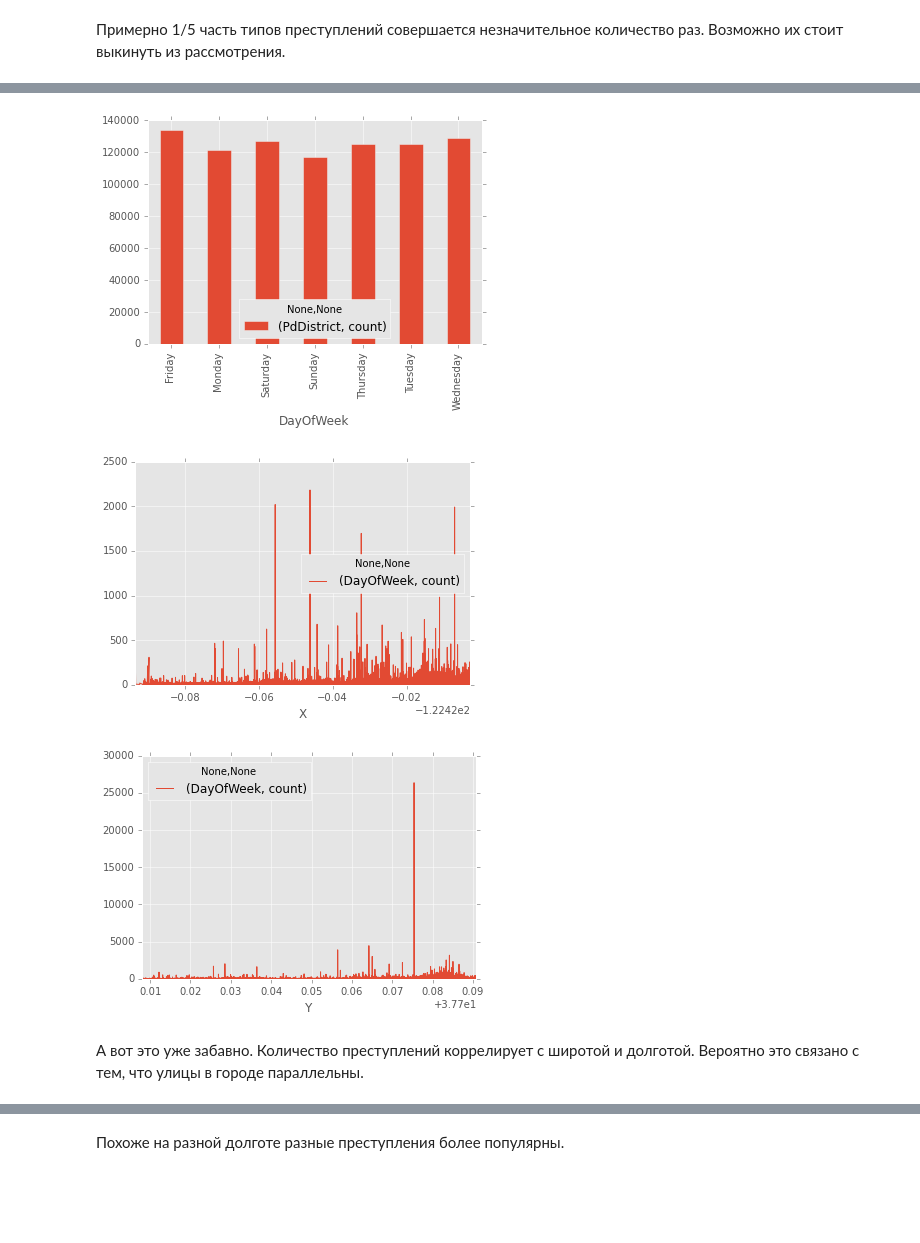
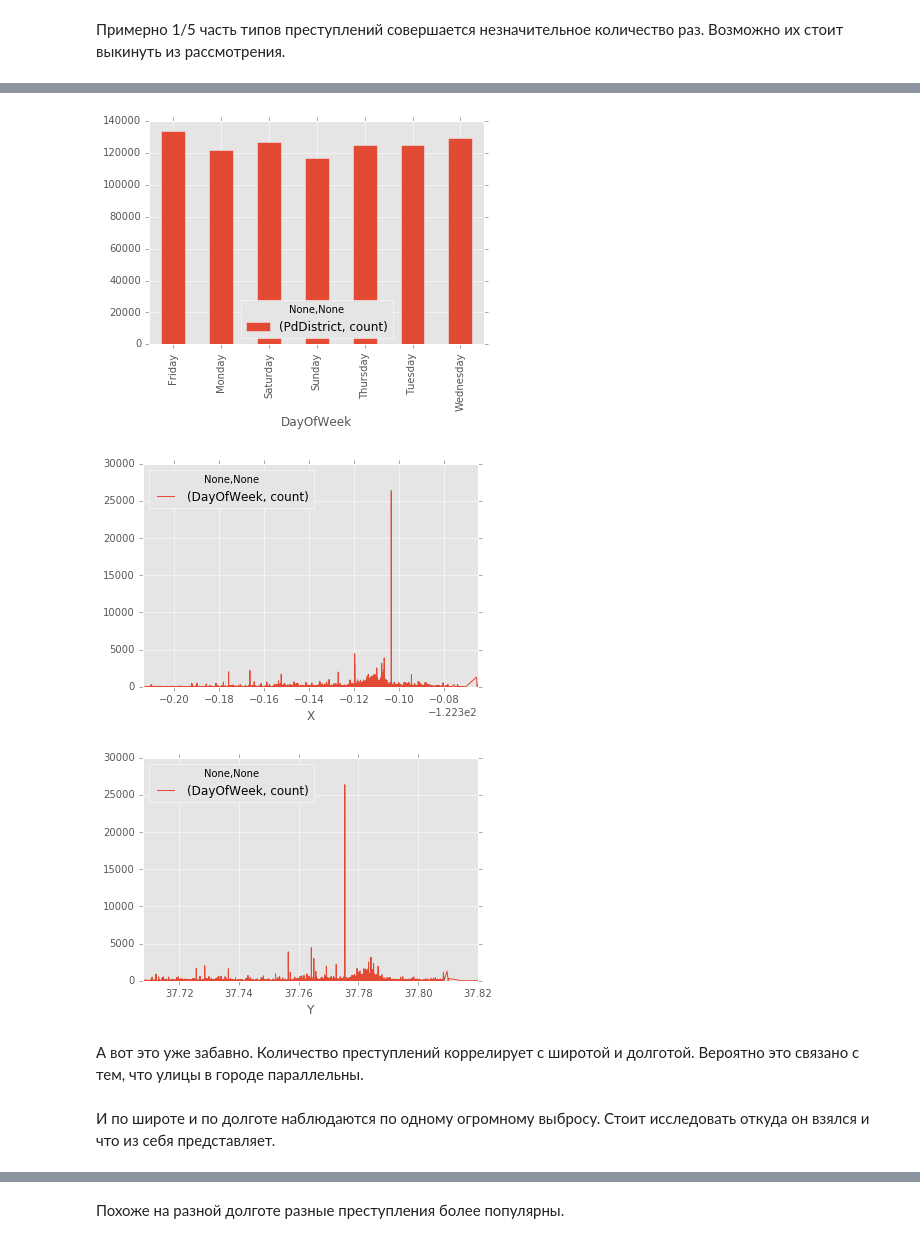
Before and after one commit to re9ulus/data_science_snippets, a Jupyter notebook: eda/Crime_SF_EDA_by_re9ulus.ipynb, the cells around one changed output, grey strips where cells are left out. Drawn from its saved outputs; the diff is of its cells as text; code cells hidden in the pictures; blank space fills up the shorter version.

```diff
--- a/eda/Crime_SF_EDA_by_re9ulus.ipynb
+++ b/eda/Crime_SF_EDA_by_re9ulus.ipynb
@@ -88,22 +154,23 @@ plt.show()
 # %%
-data['DayOfWeek']
-
 d = data[['PdDistrict',  'DayOfWeek']].groupby(['DayOfWeek'])
 d.agg(['count']).plot(kind='bar')
 plt.show()
 # %% [output]
-[figure, old version]
+[figure, new version]
 # %%
 dx = data[['X',  'DayOfWeek']].groupby(['X'])
-dx.agg(['count']).head(20000).plot()
+dx.agg(['count']).plot()
 plt.show()
 # %% [output]
-[figure, old version]
+[figure, new version]
 # %%
 dy = data[['Y',  'DayOfWeek']].groupby(['Y'])
-dy.agg(['count']).head(30000).plot()
+dy.agg(['count']).plot()
 plt.show()
 # %% [output]
-[figure, old version]
+[figure, new version]
 # %% [markdown]
 А вот это уже забавно. Количество преступлений коррелирует с широтой и долготой. Вероятно это связано с тем, что улицы в городе параллельны.
+# %% [markdown]
+И по широте и по долготе наблюдаются по одному огромному выбросу.
+Стоит исследовать откуда он взялся и что из себя представляет.
```
Also changed, not shown: parts of 21 cells of this notebook.
